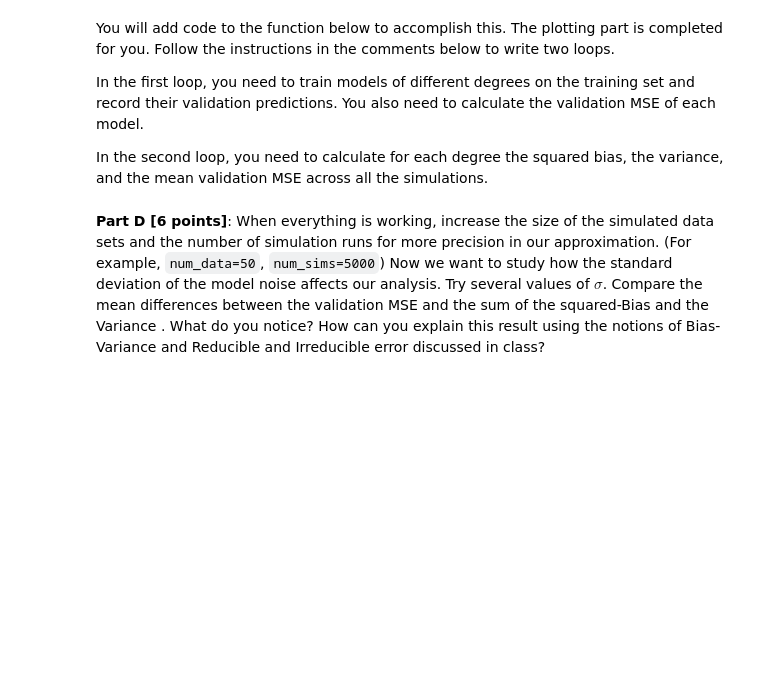
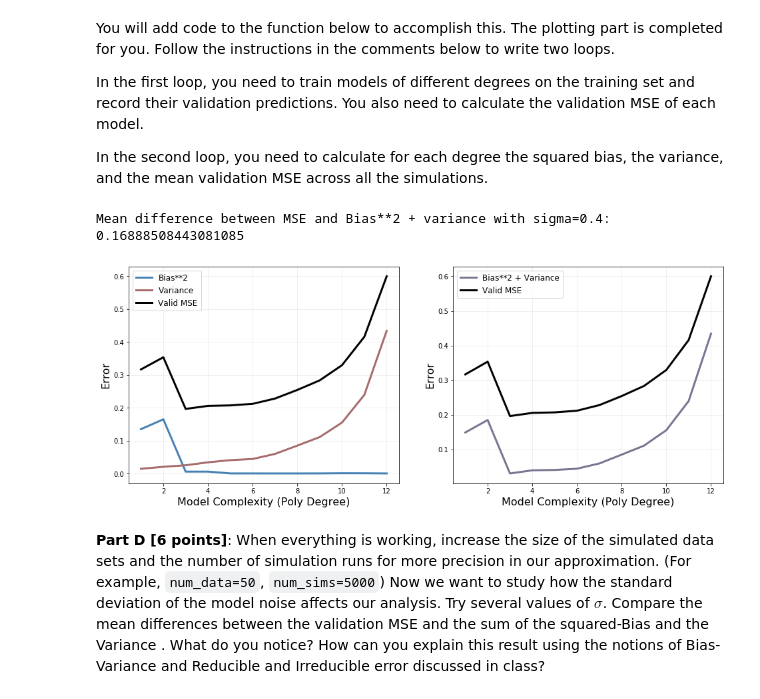
Before and after one commit to skhadem/CSCI-4622-Machine-Learning-fa20, a Jupyter notebook: hmwks/hw1/hw1.ipynb, the cells around one changed output. Saved outputs shown, nothing was run; the diff lists cells and outputs as text; code cells hidden in the pictures; blank space fills up the shorter version.

```diff
--- a/hmwks/hw1/hw1.ipynb
+++ b/hmwks/hw1/hw1.ipynb
@@ -806,7 +861,6 @@ def bias_variance_study(num_data, num_sims, train_frac=0.8, sigma=0.4, max_deg=1
     # of length num_sims
     y_hat_valid = {deg: np.zeros((num_valid, num_sims)) for deg in degrees}
     mses_valid = {deg: np.zeros(num_sims) for deg in degrees}
-
     # Loop over num_sims simulated data sets
     for sim in range(num_sims):
 
@@ -817,41 +871,47 @@ def bias_variance_study(num_data, num_sims, train_frac=0.8, sigma=0.4, max_deg=1
         # Loop over polynomial degree. Use function from part B
         # to fit to training set and predict on validation set.
         # Store predictions those predictions in yHatValid[deg]
-
-        # YOUR CODE HERE
-        raise NotImplementedError()
+        # def poly_predict(x_train, y_train, x_valid, deg):
+        for deg in y_hat_valid.keys():
+            y_hat = poly_predict(x_train, y_train, x_valid, deg)
+            y_hat_valid[deg][:,sim] = y_hat
+            mses_valid[deg][sim] = sklearn.metrics.mean_squared_error(y_valid, y_hat)
 
     # Loop over each polynomial degree and compute squared-bias, variance,
     # and mean MSE on validation set.
     bias_squared, variance, mse_valid = np.zeros(max_deg), np.zeros(max_deg), np.zeros(max_deg)
-
-    # YOUR CODE HERE
-    raise NotImplementedError()
+    for deg, y_hat in y_hat_valid.items():
+        bias_squared[deg-1] = np.mean((np.mean(y_hat_valid[deg], axis=1) - get_f(x_valid))**2)
+        variance[deg-1] = np.mean(np.var(y_hat, axis=1))
+        mse_valid[deg-1] = np.mean(mses_valid[deg])
 
     # Plot squared bias, variance, and validation MSE
     fig, (ax1, ax2) = plt.subplots(nrows=1, ncols=2, figsize=(16, 6))
     ax1.plot(degrees, bias_squared, color="steelblue", lw=3, label="Bias**2")
     ax1.plot(degrees, variance, color="#a76c6e", lw=3, label="Variance")
     ax1.plot(degrees, mse_valid, color="black", lw=3, label="Valid MSE")
     ax1.grid(alpha=0.25)
     ax1.set_xlabel("Model Complexity (Poly Degree)", fontsize=16)
     ax1.set_ylabel("Error", fontsize=16)
     ax1.legend(loc="upper left", fontsize=12)
     ax2.plot(degrees, bias_squared + variance, color="#777791", lw=3, label="Bias**2 + Variance")
     ax2.plot(degrees, mse_valid, color="black", lw=3, label="Valid MSE")
     ax2.grid(alpha=0.25)
     ax2.set_xlabel("Model Complexity (Poly Degree)", fontsize=16)
     ax2.set_ylabel("Error", fontsize=16)
     ax2.legend(loc="upper left", fontsize=12)
     print("Mean difference between MSE and Bias**2 + variance with sigma={}: ".format(sigma),
           np.mean(mse_valid-bias_squared-variance))
 
     # Return arrays of squared-Bias, variance, and MSE
     return bias_squared, variance, mse_valid
 
 
 bias_squared, variance, mse_valid = bias_variance_study(30, 500, train_frac=0.80,
                                                         sigma=0.4, max_deg=12,
                                                         random_state=1241)
+# %% [output]
+Mean difference between MSE and Bias**2 + variance with sigma=0.4:  0.16888508443081085
+[figure, added]
 # %% [markdown]
 **Part D [6 points]**: When everything is working, increase the size of the simulated data sets and the number of simulation runs for more precision in our approximation. (For example, `num_data=50`, `num_sims=5000`) Now we want to study how the standard deviation of the model noise affects our analysis. Try several values of $\sigma$. Compare the mean differences between the validation MSE and the sum of the squared-Bias and the Variance . What do you notice?  How can you explain this result using the notions of Bias-Variance and Reducible and Irreducible error discussed in class?
```
Also changed, not shown: parts of 36 cells of this notebook, 1 other file.
